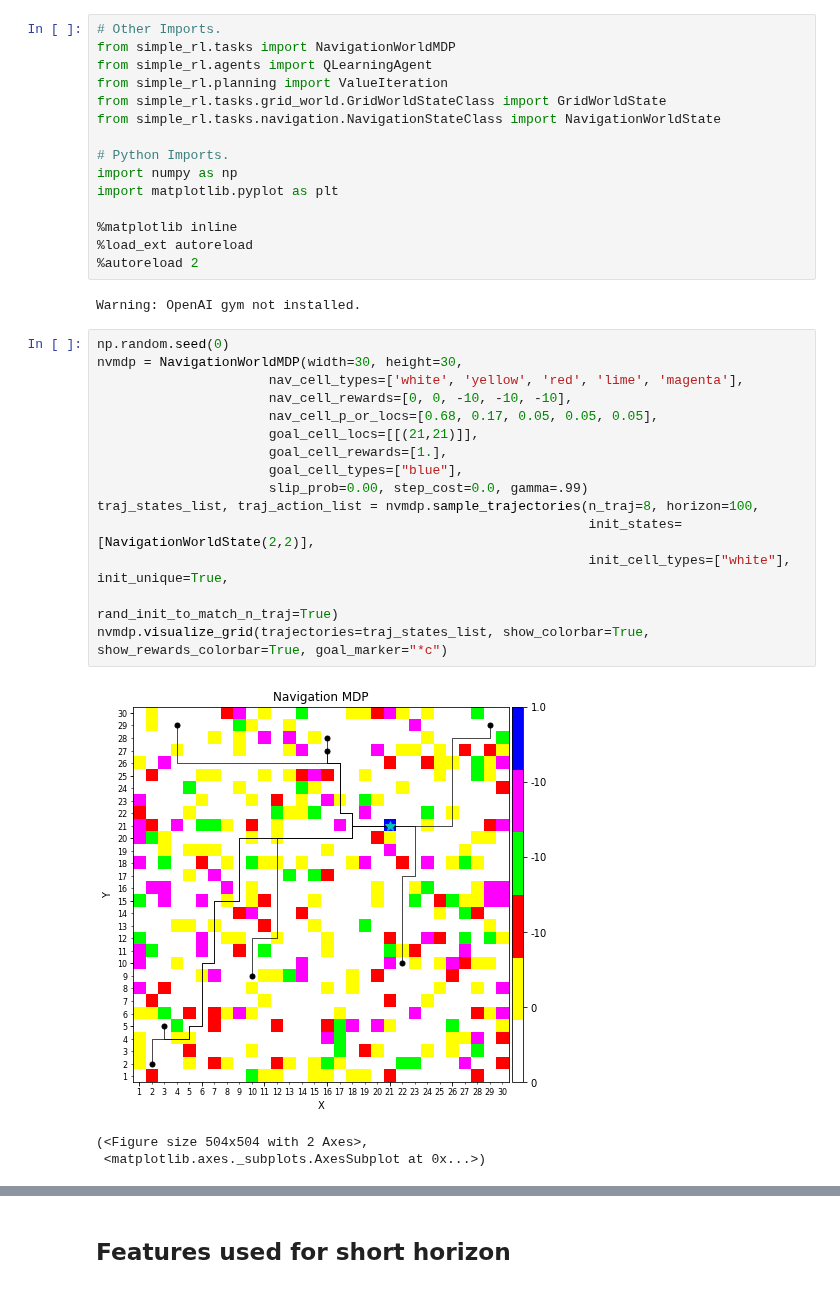
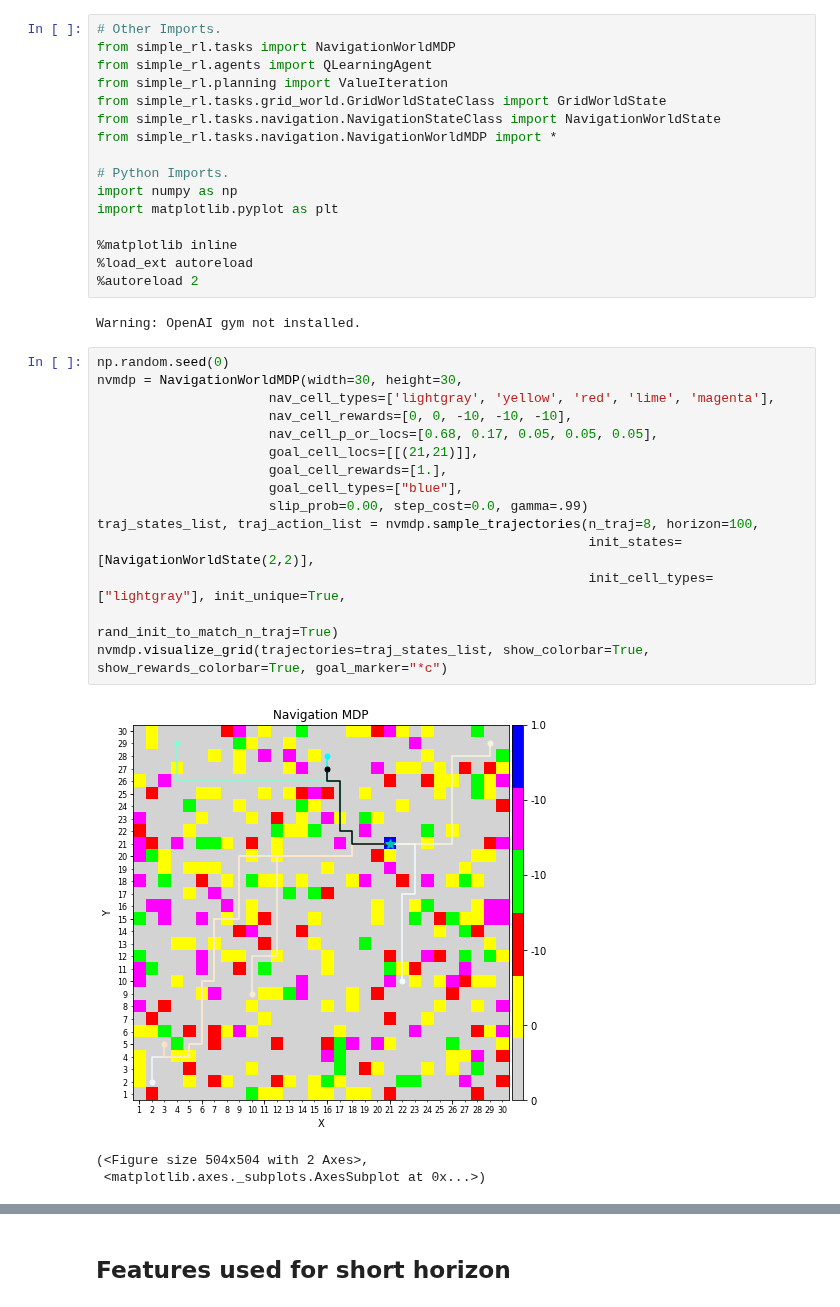
Before and after one commit to david-abel/simple_rl, a Jupyter notebook: simple_rl/tasks/navigation/Usage_NavigationWorldMDP.ipynb, the cells around one changed output, grey strips where cells are left out. Saved outputs shown, nothing was run; the diff lists cells and outputs as text.

```diff
--- a/simple_rl/tasks/navigation/Usage_NavigationWorldMDP.ipynb
+++ b/simple_rl/tasks/navigation/Usage_NavigationWorldMDP.ipynb
@@ -7,6 +9,7 @@ from simple_rl.agents import QLearningAgent
 from simple_rl.planning import ValueIteration
 from simple_rl.tasks.grid_world.GridWorldStateClass import GridWorldState
 from simple_rl.tasks.navigation.NavigationStateClass import NavigationWorldState
+from simple_rl.tasks.navigation.NavigationWorldMDP import *
 
 # Python Imports.
 import numpy as np
@@ -20,19 +23,19 @@ Warning: OpenAI gym not installed.
 # %%
 np.random.seed(0)
 nvmdp = NavigationWorldMDP(width=30, height=30,
-                      nav_cell_types=['white', 'yellow', 'red', 'lime', 'magenta'],
+                      nav_cell_types=['lightgray', 'yellow', 'red', 'lime', 'magenta'],
                       nav_cell_rewards=[0, 0, -10, -10, -10],
                       nav_cell_p_or_locs=[0.68, 0.17, 0.05, 0.05, 0.05],
                       goal_cell_locs=[[(21,21)]],
                       goal_cell_rewards=[1.],
                       goal_cell_types=["blue"],
                       slip_prob=0.00, step_cost=0.0, gamma=.99)
 traj_states_list, traj_action_list = nvmdp.sample_trajectories(n_traj=8, horizon=100,
                                                                init_states=[NavigationWorldState(2,2)],
-                                                               init_cell_types=["white"], init_unique=True,
+                                                               init_cell_types=["lightgray"], init_unique=True,
                                                                rand_init_to_match_n_traj=True)
 nvmdp.visualize_grid(trajectories=traj_states_list, show_colorbar=True, show_rewards_colorbar=True, goal_marker="*c")
 # %% [output]
-[figure, old version]
+[figure, new version]
 (<Figure size 504x504 with 2 Axes>,
  <matplotlib.axes._subplots.AxesSubplot at 0x...>)
```
Also changed, not shown: parts of 17 cells of this notebook, 2 other files.
